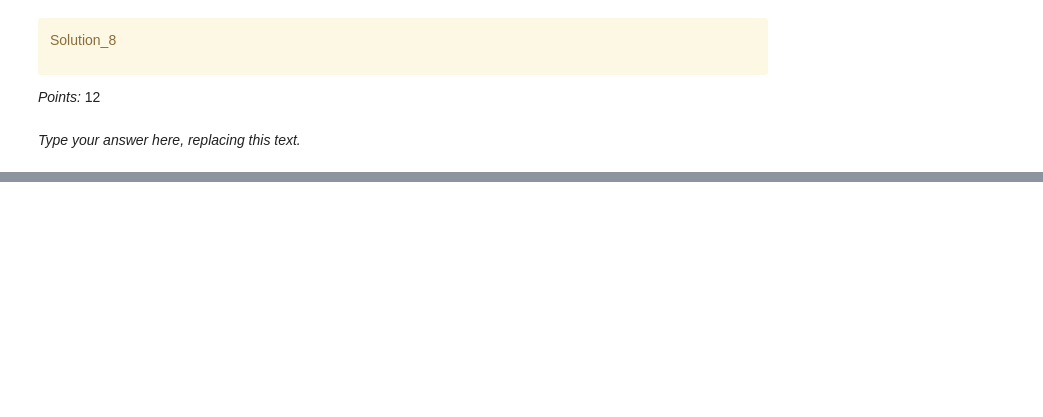
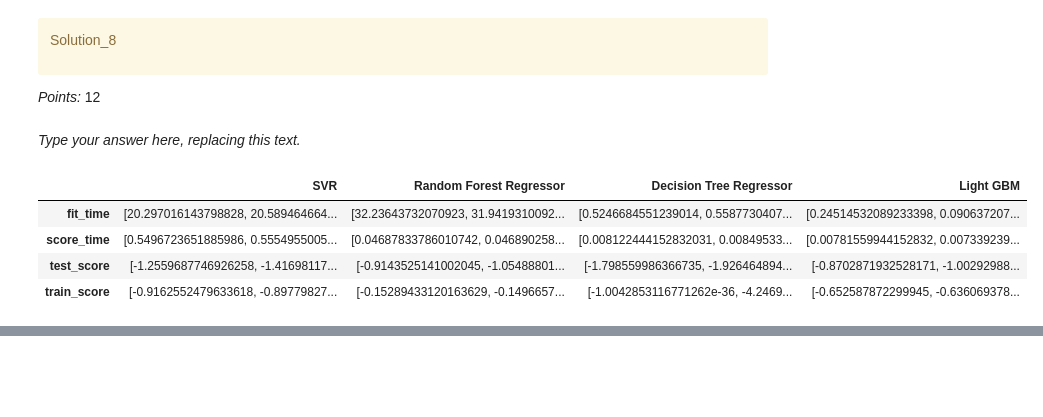
Before and after one commit to sarphion/cpsc330_hw5, a Jupyter notebook: hw5.ipynb, the cells around one changed output, grey strips where cells are left out. Cells and saved outputs as stored; diff of their text form; code cells hidden in the pictures; blank space fills up the shorter version.

```diff
--- a/hw5.ipynb
+++ b/hw5.ipynb
@@ -457,13 +457,16 @@ _Points:_ 10
 # %% [markdown]
 _Type your answer here, replacing this text._
 # %%
+# replace NaNs in target with 0
+train_df_cleaned = pd.concat([train_df.drop(columns=["reviews_per_month"]), train_df[["reviews_per_month"]].fillna(value=0)], axis=1)
+
 for col in train_df.columns:
     print(train_df.dtypes) # print all col names and their data types. used to categorize them and determine appropriate transformation
 
 # list all column names
 all_columns = train_df.columns.tolist()
 
-target = "reviews_per_month"
+#target = "reviews_per_month"
 
 # remove the target variable from the list of all columns
 #all_columns.remove(target)
@@ -487,8 +490,8 @@ availability_365                  float64
 dtype: object
 # %%
 numeric_features = ['latitude', 'longitude', 'price', 'minimum_nights', 'number_of_reviews', 'calculated_host_listings_count', 'availability_365']
-categorical_features = ['neighbourhood_group', 'neighbourhood', 'room_type', 'last_review']
-drop_features = ['name', 'host_id', 'host_name']
+categorical_features = ['neighbourhood_group', 'neighbourhood', 'room_type']
+drop_features = ['name', 'host_id', 'host_name', 'last_review']
 
 numeric_features.sort()
 categorical_features.sort()
@@ -682,0 +718,37 @@ _Type your answer here, replacing this text._
+# %%
+from sklearn.svm import SVR
+from sklearn.model_selection import cross_val_score, cross_validate
+from sklearn.ensemble import RandomForestRegressor
+from sklearn.tree import DecisionTreeRegressor
+from lightgbm import LGBMRegressor
+
+
+# init all and pope to our column transofrmer
+pipe_svr = make_pipeline(ct, SVR(kernel="rbf", C=100)) # svm pipeline
+pipe_rf = make_pipeline(ct, RandomForestRegressor(random_state=123))
+pipe_dtr = make_pipeline(ct, DecisionTreeRegressor(random_state=123))
+pipe_lgbm = make_pipeline(ct, LGBMRegressor(verbose=-1))
+
+results = {}
+
+models = {
+    "SVR": pipe_svr,
+    "Random Forest Regressor": pipe_rf,
+    "Decision Tree Regressor": pipe_dtr,
+    "Light GBM": pipe_lgbm,
+}
+
+scoring = 'neg_mean_squared_error'
+
+for (name, model) in models.items():
+    results[name] = cross_validate(model, X, y, return_train_score=True, scoring=scoring)
+
+pd.DataFrame(results)
+#pd.concat([lgbm_scores.rename("LGBM")], axis=1)
+# code from prelecture 11.2
+# %% [output]
+|  | SVR | Random Forest Regressor | Decision Tree Regressor | Light GBM |
+| fit_time | [20.297016143798828, 20.589464664... | [32.23643732070923, 31.9419310092... | [0.5246684551239014, 0.5587730407... | [0.24514532089233398, 0.090637207... |
+| score_time | [0.5496723651885986, 0.5554955005... | [0.04687833786010742, 0.046890258... | [0.008122444152832031, 0.00849533... | [0.00781559944152832, 0.007339239... |
+| test_score | [-1.2559687746926258, -1.41698117... | [-0.9143525141002045, -1.05488801... | [-1.798559986366735, -1.926464894... | [-0.8702871932528171, -1.00292988... |
+| train_score | [-0.9162552479633618, -0.89779827... | [-0.15289433120163629, -0.1496657... | [-1.0042853116771262e-36, -4.2469... | [-0.652587872299945, -0.636069378... |
```
Also changed, not shown: parts of 19 cells of this notebook, 1 other file.
